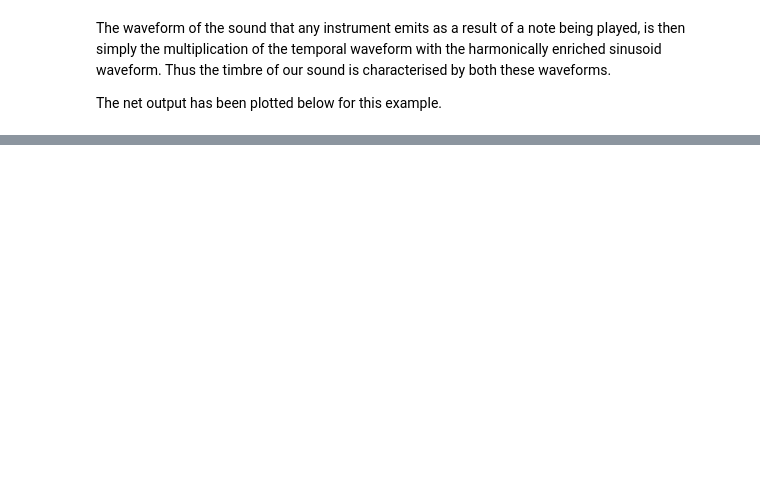
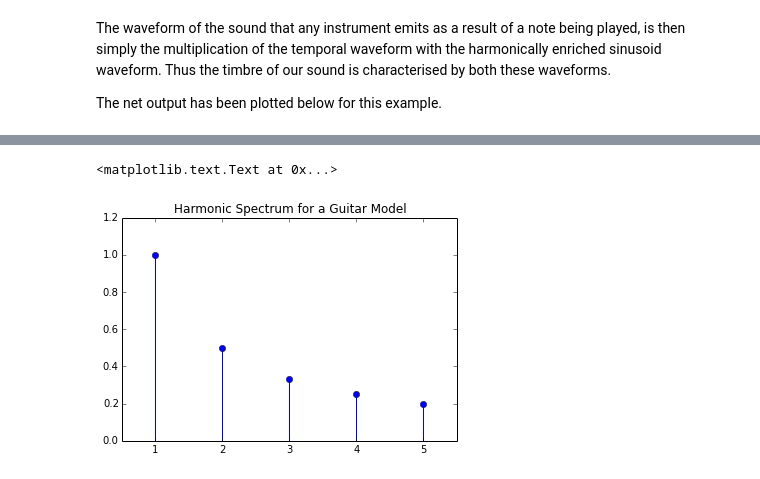
Before and after one commit to robodhruv/signal-analysis, a Jupyter notebook: EE210 - Assignment 2/Music Synthesis.ipynb, the cells around one changed output, grey strips where cells are left out. Saved outputs shown, nothing was run; the diff lists cells and outputs as text; code cells hidden in the pictures; blank space fills up the shorter version.

```diff
--- a/EE210 - Assignment 2/Music Synthesis.ipynb
+++ b/EE210 - Assignment 2/Music Synthesis.ipynb
@@ -99,0 +121,9 @@ plt.plot(out[:30000])
+# %%
+harmonic_spectrum_piano = [[0, 1, 2, 3, 4, 5], [0, 1, 1./2, 1./3, 1./4, 1./5]]
+
+plt.stem(harmonic_spectrum_piano[0], harmonic_spectrum_piano[1])
+plt.axis([0.5, 5.5, 0, 1.2])
+plt.title("Harmonic Spectrum for a Guitar Model")
+# %% [output]
+<matplotlib.text.Text at 0x...>
+[figure, added]
```
Also changed, not shown: parts of 23 cells of this notebook, 5 other files.
